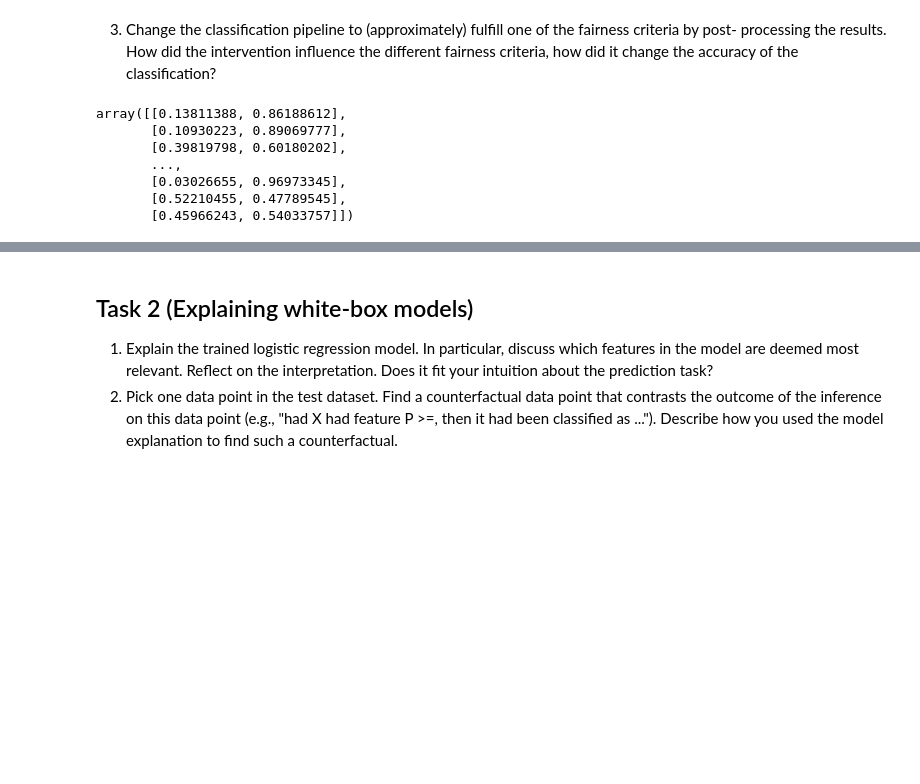
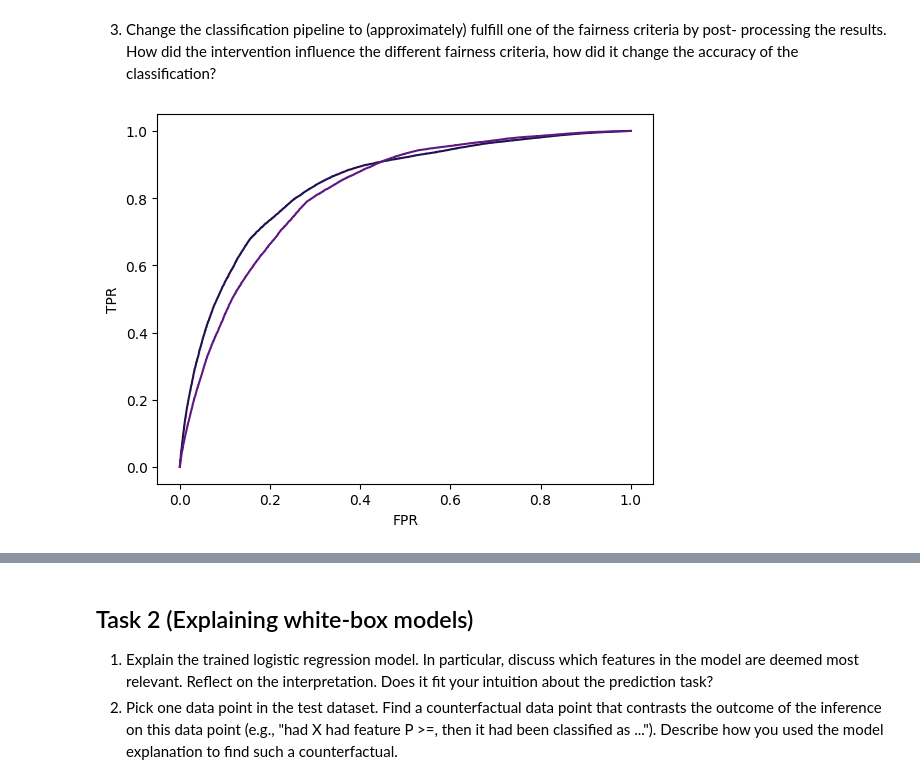
Before and after one commit to Xannadoo/Algorithmic_Fairness_Mandatories, a Jupyter notebook: Mandatory_1/afae24-assignment_sanna.ipynb, the cells around one changed output, grey strips where cells are left out. Drawn from its saved outputs; the diff is of its cells as text; code cells hidden in the pictures; blank space fills up the shorter version.

```diff
--- a/Mandatory_1/afae24-assignment_sanna.ipynb
+++ b/Mandatory_1/afae24-assignment_sanna.ipynb
@@ -376,13 +365,20 @@ group2 0.13
 3. Change the classification pipeline to (approximately) fulfill one of the fairness criteria by post-
 processing the results. How did the intervention influence the different fairness criteria, how
 did it change the accuracy of the classification?
-# %%
-LRclf.predict_proba(X_test)
-# %% [output]
-array([[0.13811388, 0.86188612],
-       [0.10930223, 0.89069777],
-       [0.39819798, 0.60180202],
-       ...,
-       [0.03026655, 0.96973345],
-       [0.52210455, 0.47789545],
-       [0.45966243, 0.54033757]])
+# %%
+y_true_1 = y_train[group_train==1]
+scores_1 = LRclf.predict_proba(X_train[group_train==1])[:,1]
+
+fpr_1, tpr_1, thresholds_1 = roc_curve(y_true_1, scores_1, pos_label=True)
+
+y_true_2 = y_train[group_train==2]
+scores_2 = LRclf.predict_proba(X_train[group_train==2])[:,1]
+
+fpr_2, tpr_2, thresholds_2 = roc_curve(y_true_2, scores_2, pos_label=True)
+
+plt.plot(fpr_1, tpr_1)
+plt.plot(fpr_2, tpr_2)
+plt.xlabel('FPR')
+plt.ylabel('TPR');
+# %% [output]
+[figure, added]
```
Also changed, not shown: parts of 18 cells of this notebook.
